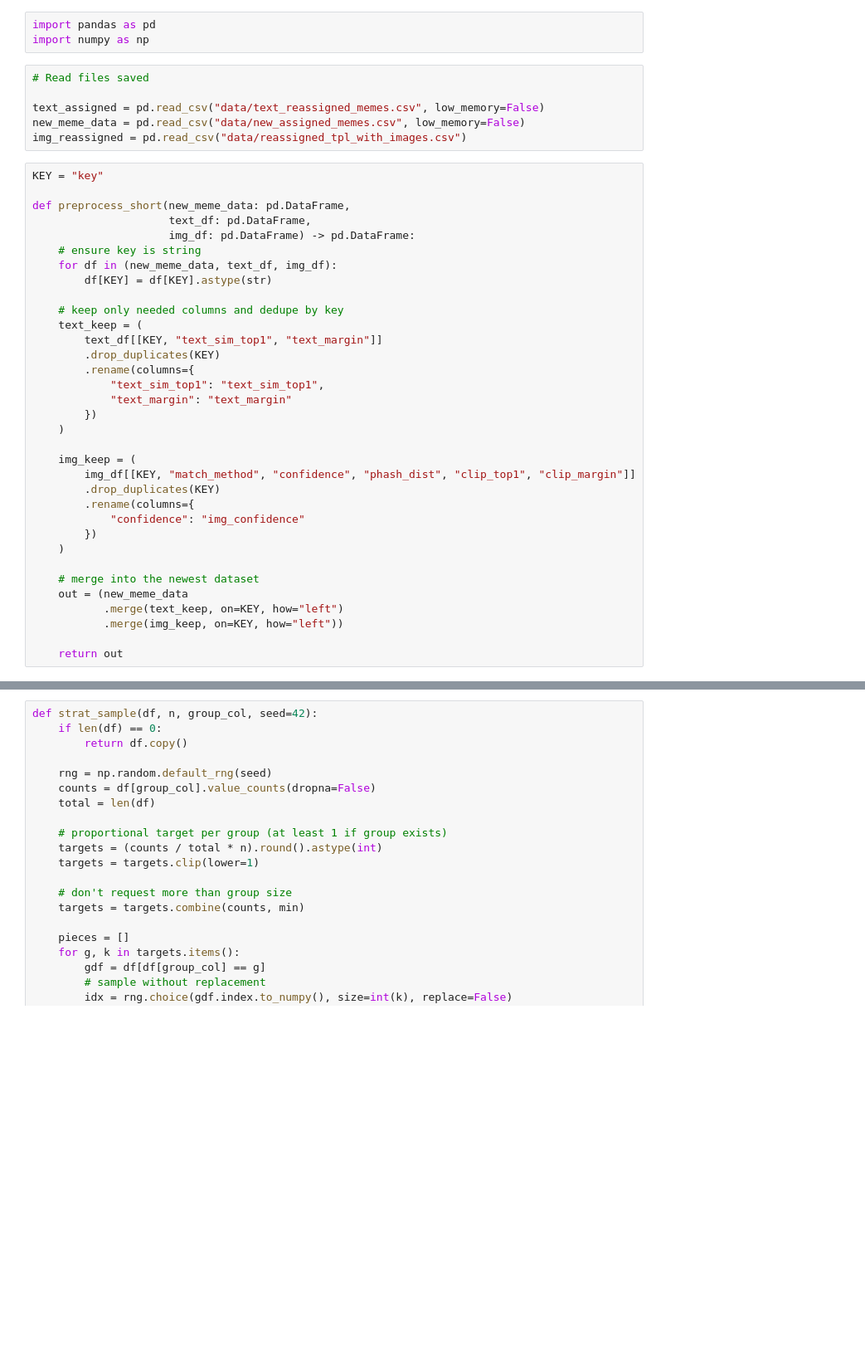
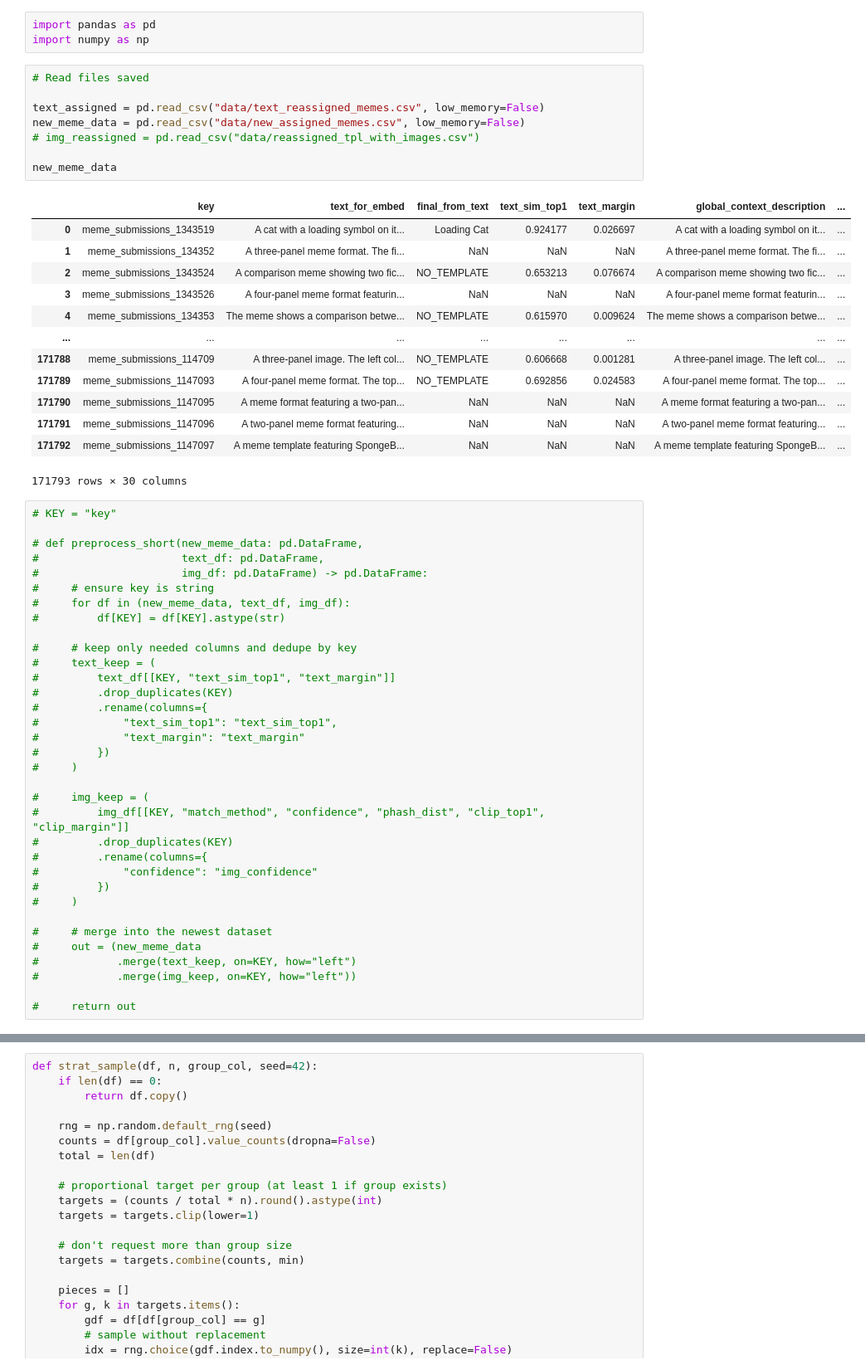
Before and after one commit to huysuy05/To_Meme_Or_Not_To_Meme, a Jupyter notebook: tpl_comparison.ipynb, the cells around one changed output, grey strips where cells are left out. Shown at 83% size. Drawn from its saved outputs; the diff is of its cells as text; blank space fills up the shorter version.

Commit message:
chore: reran scripts after scraping missing images

```diff
--- a/tpl_comparison.ipynb
+++ b/tpl_comparison.ipynb
@@ -4,41 +4,57 @@ import numpy as np
 # %%
 # Read files saved
 
 text_assigned = pd.read_csv("data/text_reassigned_memes.csv", low_memory=False)
 new_meme_data = pd.read_csv("data/new_assigned_memes.csv", low_memory=False)
-img_reassigned = pd.read_csv("data/reassigned_tpl_with_images.csv")
+# img_reassigned = pd.read_csv("data/reassigned_tpl_with_images.csv")
+
+new_meme_data
+# %% [output]
+|  | key | text_for_embed | final_from_text | text_sim_top1 | text_margin | global_context_description | ... |
+| 0 | meme_submissions_1343519 | A cat with a loading symbol on it... | Loading Cat | 0.924177 | 0.026697 | A cat with a loading symbol on it... | ... |
+| 1 | meme_submissions_134352 | A three-panel meme format. The fi... | NaN | NaN | NaN | A three-panel meme format. The fi... | ... |
+| 2 | meme_submissions_1343524 | A comparison meme showing two fic... | NO_TEMPLATE | 0.653213 | 0.076674 | A comparison meme showing two fic... | ... |
+| 3 | meme_submissions_1343526 | A four-panel meme format featurin... | NaN | NaN | NaN | A four-panel meme format featurin... | ... |
+| 4 | meme_submissions_134353 | The meme shows a comparison betwe... | NO_TEMPLATE | 0.615970 | 0.009624 | The meme shows a comparison betwe... | ... |
+| ... | ... | ... | ... | ... | ... | ... | ... |
+| 171788 | meme_submissions_114709 | A three-panel image. The left col... | NO_TEMPLATE | 0.606668 | 0.001281 | A three-panel image. The left col... | ... |
+| 171789 | meme_submissions_1147093 | A four-panel meme format. The top... | NO_TEMPLATE | 0.692856 | 0.024583 | A four-panel meme format. The top... | ... |
+| 171790 | meme_submissions_1147095 | A meme format featuring a two-pan... | NaN | NaN | NaN | A meme format featuring a two-pan... | ... |
+| 171791 | meme_submissions_1147096 | A two-panel meme format featuring... | NaN | NaN | NaN | A two-panel meme format featuring... | ... |
+| 171792 | meme_submissions_1147097 | A meme template featuring SpongeB... | NaN | NaN | NaN | A meme template featuring SpongeB... | ... |
+171793 rows × 30 columns
 # %%
-KEY = "key"
+# KEY = "key"
 
-def preprocess_short(new_meme_data: pd.DataFrame,
-                     text_df: pd.DataFrame,
-                     img_df: pd.DataFrame) -> pd.DataFrame:
-    # ensure key is string
-    for df in (new_meme_data, text_df, img_df):
-        df[KEY] = df[KEY].astype(str)
+# def preprocess_short(new_meme_data: pd.DataFrame,
+#                      text_df: pd.DataFrame,
+#                      img_df: pd.DataFrame) -> pd.DataFrame:
+#     # ensure key is string
+#     for df in (new_meme_data, text_df, img_df):
+#         df[KEY] = df[KEY].astype(str)
 
-    # keep only needed columns and dedupe by key
-    text_keep = (
-        text_df[[KEY, "text_sim_top1", "text_margin"]]
-        .drop_duplicates(KEY)
-        .rename(columns={
-            "text_sim_top1": "text_sim_top1",
-            "text_margin": "text_margin"
-        })
-    )
+#     # keep only needed columns and dedupe by key
+#     text_keep = (
+#         text_df[[KEY, "text_sim_top1", "text_margin"]]
+#         .drop_duplicates(KEY)
+#         .rename(columns={
+#             "text_sim_top1": "text_sim_top1",
+#             "text_margin": "text_margin"
+#         })
+#     )
 
-    img_keep = (
-        img_df[[KEY, "match_method", "confidence", "phash_dist", "clip_top1", "clip_margin"]]
-        .drop_duplicates(KEY)
-        .rename(columns={
-            "confidence": "img_confidence"
-        })
-    )
+#     img_keep = (
+#         img_df[[KEY, "match_method", "confidence", "phash_dist", "clip_top1", "clip_margin"]]
+#         .drop_duplicates(KEY)
+#         .rename(columns={
+#             "confidence": "img_confidence"
+#         })
+#     )
 
-    # merge into the newest dataset
-    out = (new_meme_data
-           .merge(text_keep, on=KEY, how="left")
-           .merge(img_keep, on=KEY, how="left"))
+#     # merge into the newest dataset
+#     out = (new_meme_data
+#            .merge(text_keep, on=KEY, how="left")
+#            .merge(img_keep, on=KEY, how="left"))
 
-    return out
+#     return out
 # %%
```
Also changed, not shown: parts of 6 cells of this notebook, 8 other files.
